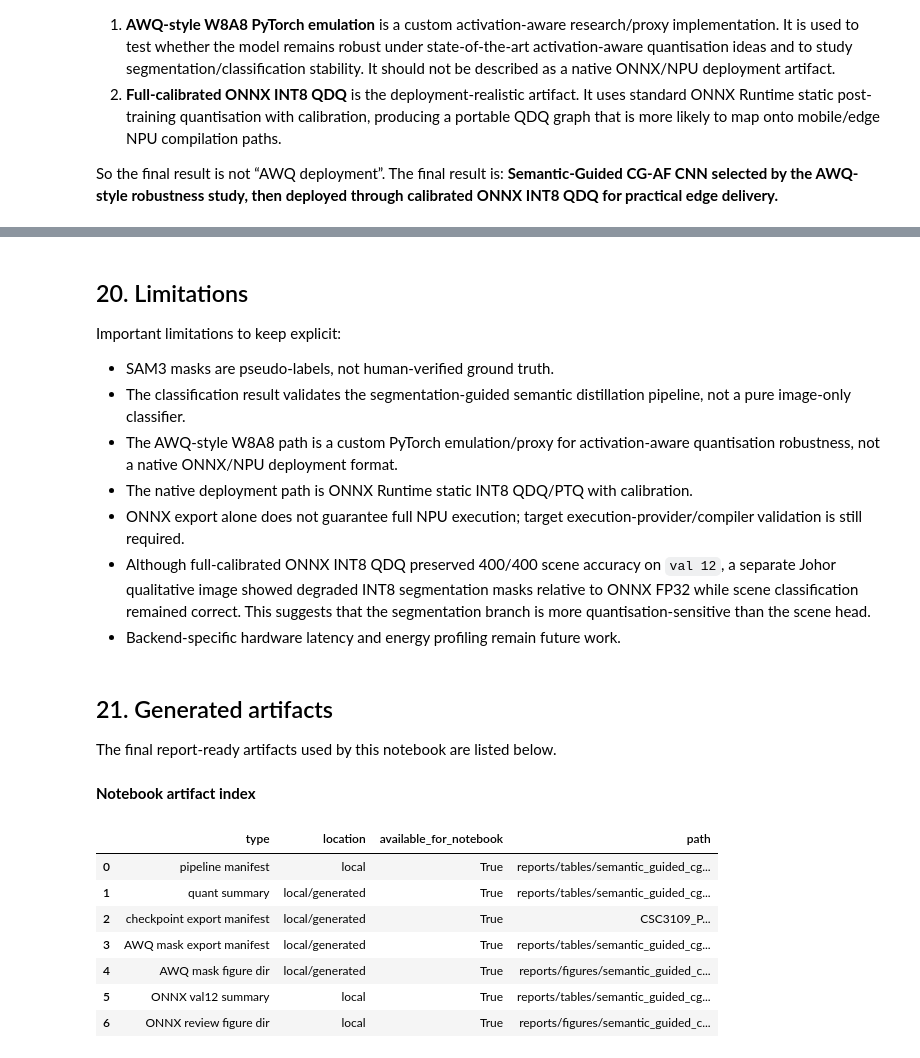
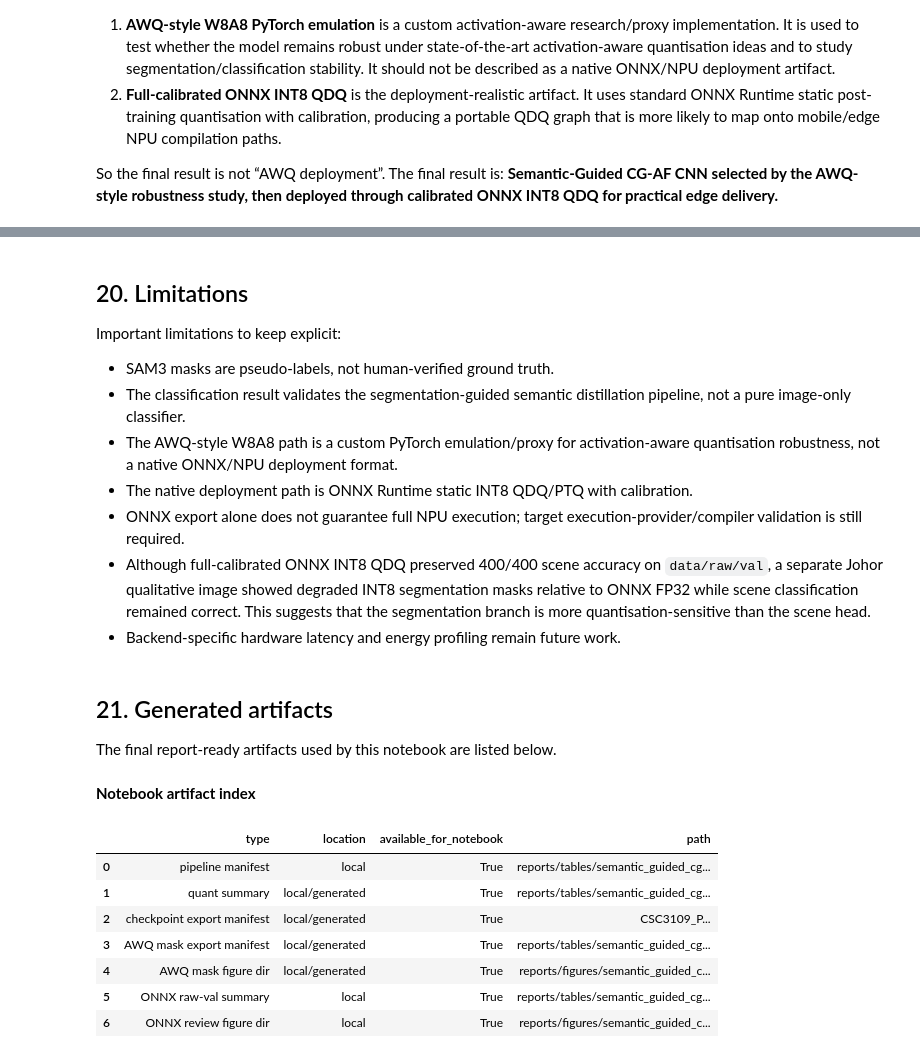
Before and after one commit to JoshDui/CSC3109_Project, a Jupyter notebook: notebooks/05_semantic_guided_cgaf_quantisation.ipynb, the cells around one changed output, grey strips where cells are left out. Saved outputs shown, nothing was run; the diff lists cells and outputs as text; code cells hidden in the pictures.

```diff
--- a/notebooks/05_semantic_guided_cgaf_quantisation.ipynb
+++ b/notebooks/05_semantic_guided_cgaf_quantisation.ipynb
@@ -883,15 +883,15 @@ if not val12_summary.empty:
         'variant', 'runtime', 'precision_mode', 'observed_images', 'accuracy', 'macro_f1',
         'scene_pred_agreement_vs_reference', 'seg_pixel_agreement_vs_reference',
     ]].copy()
-    display_table(val12_view, 'Unseen val12 classification and segmentation-logit agreement')
+    display_table(val12_view, 'Canonical raw-val classification and segmentation-logit agreement')
 
     confusion_variants = [
-        ('torch_bf16', 'Torch BF16 val12 confusion'),
-        ('onnx_fp32', 'ONNX FP32 val12 confusion'),
-        ('onnx_int8_qdq', 'ONNX INT8 QDQ full-calibrated val12 confusion'),
+        ('torch_bf16', 'Torch BF16 raw-val confusion'),
+        ('onnx_fp32', 'ONNX FP32 raw-val confusion'),
+        ('onnx_int8_qdq', 'ONNX INT8 QDQ full-calibrated raw-val confusion'),
     ]
     if 'torch_awq_w8a8_emulated' in set(val12_summary.get('variant', [])):
-        confusion_variants.append(('torch_awq_w8a8_emulated', 'AWQ-style W8A8 val12 confusion'))
+        confusion_variants.append(('torch_awq_w8a8_emulated', 'AWQ-style W8A8 raw-val confusion'))
 
     for variant, title in confusion_variants:
         display_image_artifact(
@@ -900,5 +900,5 @@ if not val12_summary.empty:
             width=700,
         )
 else:
-    display(Markdown('ONNX val12 summary is unavailable; confusion matrices skipped.'))
+    display(Markdown('ONNX raw-val summary is unavailable; confusion matrices skipped.'))
 # %% [output]
@@ -1208,7 +1208,7 @@ if 'awq_examples' in globals() and isinstance(awq_examples, pd.DataFrame) and no
     plt.tight_layout()
     plt.show()
 else:
-    display(Markdown('AWQ-style confusion matrices skipped because AWQ example metadata is missing. See the ONNX val12 confusion matrices above when available.'))
+    display(Markdown('AWQ-style confusion matrices skipped because AWQ example metadata is missing. See the ONNX raw-val confusion matrices above when available.'))
 # %% [output]
 [figure]
 # %% [markdown]
@@ -1462,7 +1462,7 @@ Important limitations to keep explicit:
 - The AWQ-style W8A8 path is a custom PyTorch emulation/proxy for activation-aware quantisation robustness, not a native ONNX/NPU deployment format.
 - The native deployment path is ONNX Runtime static INT8 QDQ/PTQ with calibration.
 - ONNX export alone does not guarantee full NPU execution; target execution-provider/compiler validation is still required.
-- Although full-calibrated ONNX INT8 QDQ preserved 400/400 scene accuracy on `val 12`, a separate Johor qualitative image showed degraded INT8 segmentation masks relative to ONNX FP32 while scene classification remained correct. This suggests that the segmentation branch is more quantisation-sensitive than the scene head.
+- Although full-calibrated ONNX INT8 QDQ preserved 400/400 scene accuracy on `data/raw/val`, a separate Johor qualitative image showed degraded INT8 segmentation masks relative to ONNX FP32 while scene classification remained correct. This suggests that the segmentation branch is more quantisation-sensitive than the scene head.
 - Backend-specific hardware latency and energy profiling remain future work.
 # %% [markdown]
 ## 21. Generated artifacts
@@ -1471,23 +1471,23 @@ The final report-ready artifacts used by this notebook are listed below.
 # %%
 final_artifact_rows = [
     {'type': 'pipeline manifest', 'location': 'local', 'path': str(PIPELINE_MANIFEST_PATH.relative_to(PROJECT_ROOT)) if PIPELINE_MANIFEST_PATH else str(TABLE_ARTIFACTS['Pipeline manifest'].relative_to(PROJECT_ROOT))},
     {'type': 'quant summary', 'location': 'local/generated', 'path': str(pipeline_output_path('quant_summary').relative_to(PROJECT_ROOT)) if pipeline_output_path('quant_summary').is_relative_to(PROJECT_ROOT) else str(pipeline_output_path('quant_summary'))},
     {'type': 'checkpoint export manifest', 'location': 'local/generated', 'path': str(pipeline_output_path('checkpoint_export_manifest'))},
     {'type': 'AWQ mask export manifest', 'location': 'local/generated', 'path': str(mask_export_manifest_path.relative_to(PROJECT_ROOT)) if mask_export_manifest_path.is_relative_to(PROJECT_ROOT) else str(mask_export_manifest_path)},
     {'type': 'AWQ mask figure dir', 'location': 'local/generated', 'path': str(mask_figure_dir.relative_to(PROJECT_ROOT)) if mask_figure_dir.is_relative_to(PROJECT_ROOT) else str(mask_figure_dir)},
-    {'type': 'ONNX val12 summary', 'location': 'local', 'path': str(pipeline_output_path('unseen_output_dir') / 'summary.csv')},
+    {'type': 'ONNX raw-val summary', 'location': 'local', 'path': str(pipeline_output_path('unseen_output_dir') / 'summary.csv')},
     {'type': 'ONNX review figure dir', 'location': 'local', 'path': str(pipeline_output_path('unseen_review_dir'))},
 ]
 final_artifacts = pd.DataFrame(final_artifact_rows)
 final_artifacts['available_for_notebook'] = final_artifacts['path'].map(lambda value: Path(value).exists() if Path(value).is_absolute() else (PROJECT_ROOT / value).exists())
 display_table(final_artifacts[['type', 'location', 'available_for_notebook', 'path']], 'Notebook artifact index')
 # %% [output]
 **Notebook artifact index**
 |  | type | location | available_for_notebook | path |
 | 0 | pipeline manifest | local | True | reports/tables/semantic_guided_cg... |
 | 1 | quant summary | local/generated | True | reports/tables/semantic_guided_cg... |
 | 2 | checkpoint export manifest | local/generated | True | CSC3109_P... |
 | 3 | AWQ mask export manifest | local/generated | True | reports/tables/semantic_guided_cg... |
 | 4 | AWQ mask figure dir | local/generated | True | reports/figures/semantic_guided_c... |
-| 5 | ONNX val12 summary | local | True | reports/tables/semantic_guided_cg... |
+| 5 | ONNX raw-val summary | local | True | reports/tables/semantic_guided_cg... |
 | 6 | ONNX review figure dir | local | True | reports/figures/semantic_guided_c... |
```
Also changed, not shown: parts of 10 cells of this notebook, 30 other files.
